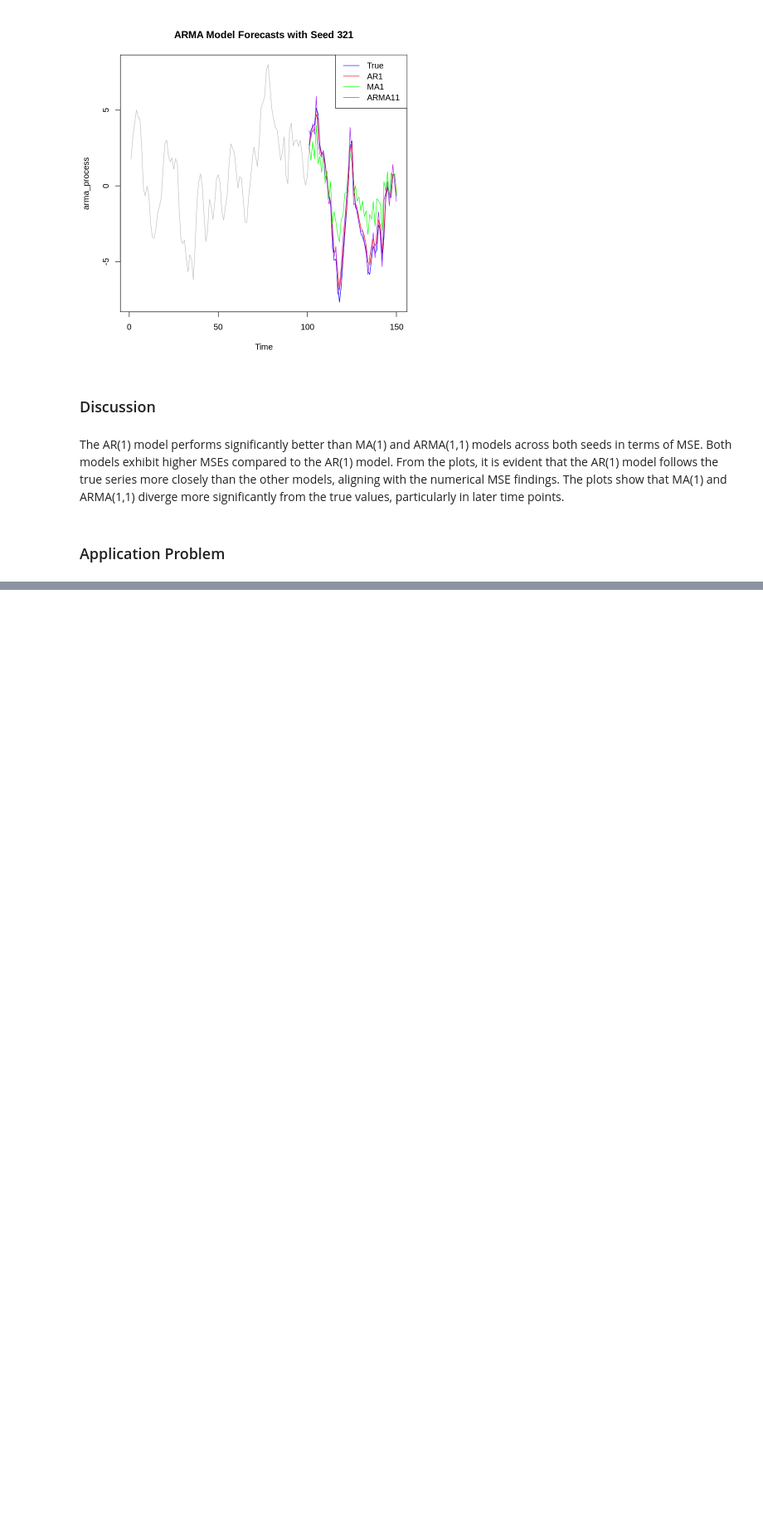
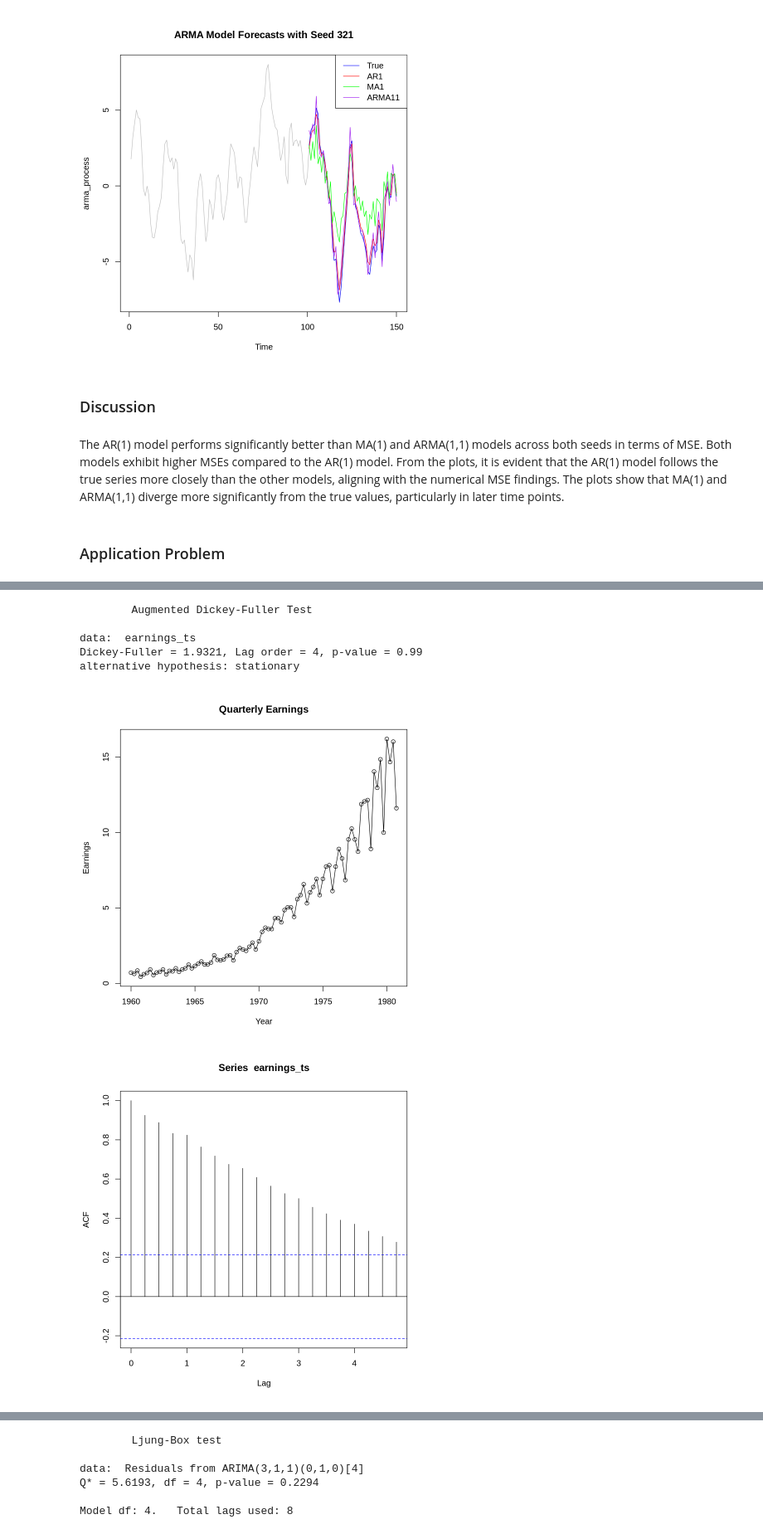
Before and after one commit to kf-rahman/UW-stat_courses, a Jupyter notebook: stat443_a3.ipynb, the cells around one changed output, grey strips where cells are left out. Shown: that part at 83% size. Drawn from its saved outputs; the diff is of its cells as text; code cells hidden in the pictures; blank space fills up the shorter version.

```diff
--- a/stat443_a3.ipynb
+++ b/stat443_a3.ipynb
@@ -102,3 +102,53 @@ perform_analysis(321)
 The AR(1) model performs significantly better than MA(1) and ARMA(1,1) models across both seeds in terms of MSE. Both models exhibit higher MSEs compared to the AR(1) model. From the plots, it is evident that the AR(1) model follows the true series more closely than the other models, aligning with the numerical MSE findings. The plots show that MA(1) and ARMA(1,1) diverge more significantly from the true values, particularly in later time points.
 # %% [markdown]
 ### Application Problem
+# %%
+# Install and load required packages
+if (!require("forecast")) install.packages("forecast")
+if (!require("tseries")) install.packages("tseries")
+if (!require("ggplot2")) install.packages("ggplot2")
+if (!require("tidyr")) install.packages("tidyr")
+if (!require("dplyr")) install.packages("dplyr")
+
+library(forecast)
+library(tseries)
+library(ggplot2)
+library(tidyr)
+library(dplyr)
+
+# Load data
+data <- read.csv("/content/Assignment3_data.csv")
+
+# Pivot data to long format and create a continuous time series
+data_long <- pivot_longer(data, cols = -Year, names_to = "Quarter", values_to = "Earnings")
+
+# Ensure the quarters are in correct sequence
+data_long <- data_long %>%
+  mutate(Quarter = factor(Quarter, levels = c("Qtr1", "Qtr2", "Qtr3", "Qtr4")),
+         Time = as.numeric(row_number())) %>%
+  arrange(Year, Quarter)
+
+# Convert to ts object assuming quarterly data
+earnings_ts <- ts(data_long$Earnings, frequency = 4, start = c(data_long$Year[1], which(levels(data_long$Quarter) == data_long$Quarter[1])))
+
+# Plot the time series
+plot(earnings_ts, main = "Quarterly Earnings", xlab = "Year", ylab = "Earnings", type = "o")
+
+# Stationarity test
+adf.test(earnings_ts)
+
+# ACF and PACF plots
+acf(earnings_ts)
+pacf(earnings_ts)
+
+# Fit a simple ARIMA model as a starting point
+fit <- auto.arima(earnings_ts)
+summary(fit)
+
+# Model diagnostics
+checkresiduals(fit)
+
+# Forecasting
+future <- forecast(fit, h = 8)  # Forecasting for next two years (8 quarters)
+plot(future)
+# %% [output]
@@ -104,0 +175,7 @@ The AR(1) model performs significantly better than MA(1) and ARMA(1,1) models ac
+        Augmented Dickey-Fuller Test
+
+data:  earnings_ts
+Dickey-Fuller = 1.9321, Lag order = 4, p-value = 0.99
+alternative hypothesis: stationary
+[figure, added]
+[figure, added]
@@ -104,0 +199,6 @@ The AR(1) model performs significantly better than MA(1) and ARMA(1,1) models ac
+        Ljung-Box test
+
+data:  Residuals from ARIMA(3,1,1)(0,1,0)[4]
+Q* = 5.6193, df = 4, p-value = 0.2294
+
+Model df: 4.   Total lags used: 8
```
Also changed, not shown: parts of 6 cells of this notebook.
